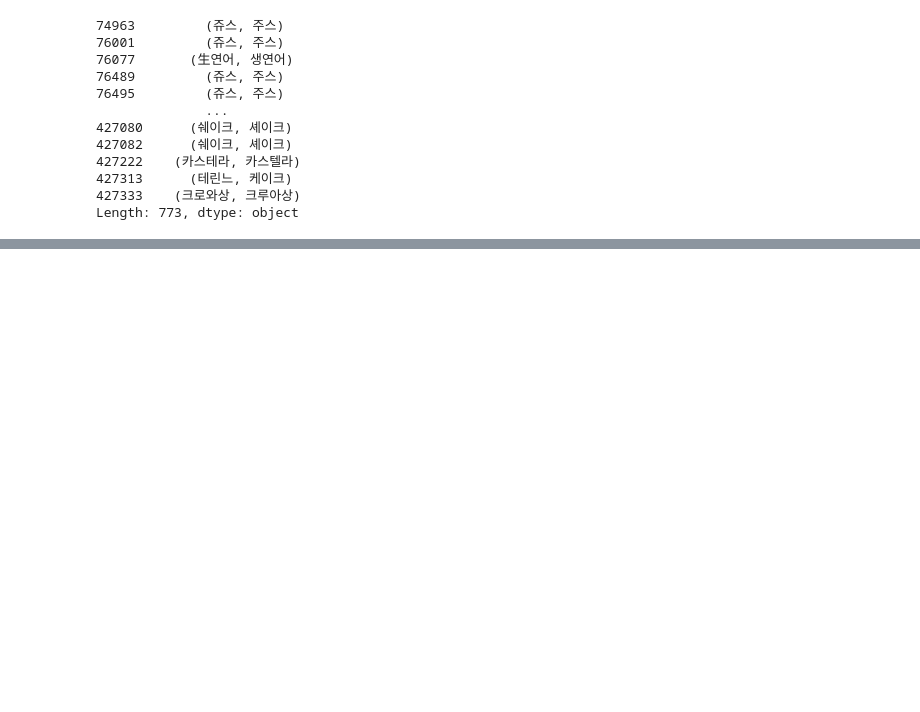
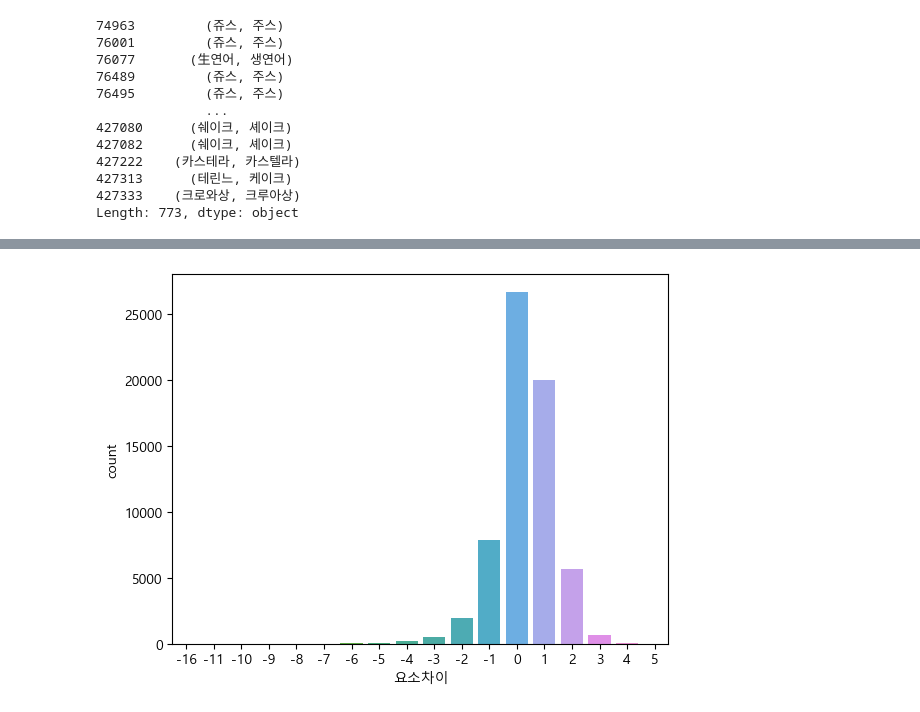
Before and after one commit to LeeJuHwan/beaver_nlp, a Jupyter notebook: FINAL/FINAL_Process.ipynb, the cells around one changed output, grey strips where cells are left out. Saved outputs shown, nothing was run; the diff lists cells and outputs as text; code cells hidden in the pictures; blank space fills up the shorter version.

```diff
--- a/FINAL/FINAL_Process.ipynb
+++ b/FINAL/FINAL_Process.ipynb
@@ -243,0 +312,4 @@ with open('WD.WordToStandard.p', 'rb') as f:
+# %%
+sns.countplot(train['요소차이']);
+# %% [output]
+[figure, added]
```
Also changed, not shown: parts of 11 cells of this notebook.
